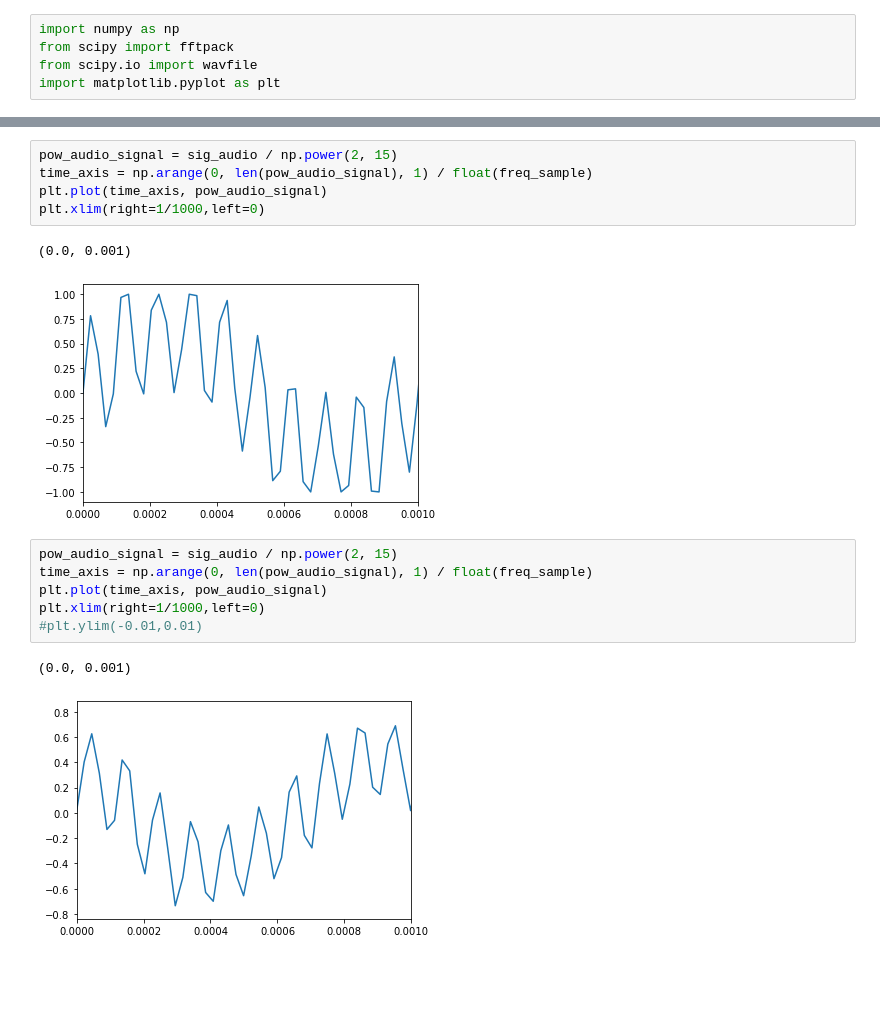
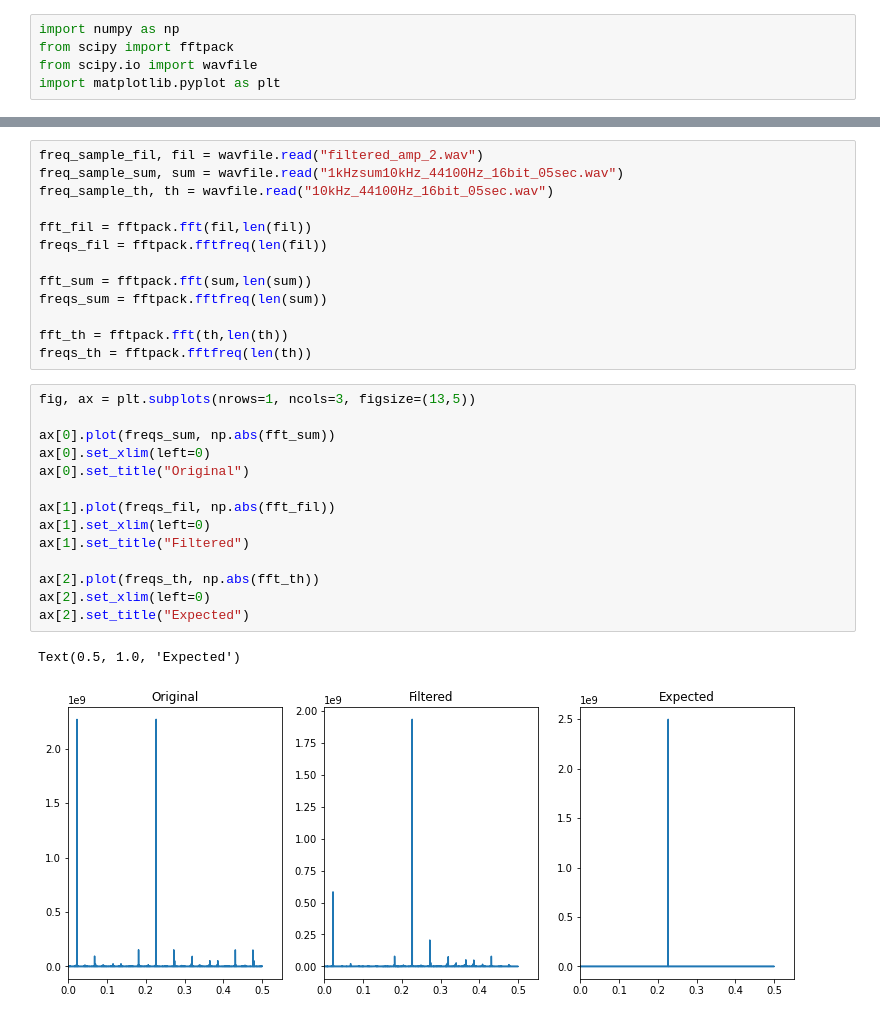
Before and after one commit to GiacomoFrn/MAPD_modA, a Jupyter notebook: tmp.ipynb, the cells around one changed output, grey strips where cells are left out. Saved outputs shown, nothing was run; the diff lists cells and outputs as text; blank space fills up the shorter version.

Commit message:
plot of amplified filtered signal

```diff
--- a/tmp.ipynb
+++ b/tmp.ipynb
@@ -108,17 +86,30 @@ plt.yscale('log')
-# %%
-pow_audio_signal = sig_audio / np.power(2, 15)
-time_axis = np.arange(0, len(pow_audio_signal), 1) / float(freq_sample)
-plt.plot(time_axis, pow_audio_signal)
-plt.xlim(right=1/1000,left=0)
-# %% [output]
-(0.0, 0.001)
-[figure, removed]
-# %%
-pow_audio_signal = sig_audio / np.power(2, 15)
-time_axis = np.arange(0, len(pow_audio_signal), 1) / float(freq_sample)
-plt.plot(time_axis, pow_audio_signal)
-plt.xlim(right=1/1000,left=0)
-#plt.ylim(-0.01,0.01)
-# %% [output]
-(0.0, 0.001)
-[figure, removed]
+# %%
+freq_sample_fil, fil = wavfile.read("filtered_amp_2.wav")
+freq_sample_sum, sum = wavfile.read("1kHzsum10kHz_44100Hz_16bit_05sec.wav")
+freq_sample_th, th = wavfile.read("10kHz_44100Hz_16bit_05sec.wav")
+
+fft_fil = fftpack.fft(fil,len(fil))
+freqs_fil = fftpack.fftfreq(len(fil))
+
+fft_sum = fftpack.fft(sum,len(sum))
+freqs_sum = fftpack.fftfreq(len(sum))
+
+fft_th = fftpack.fft(th,len(th))
+freqs_th = fftpack.fftfreq(len(th))
+# %%
+fig, ax = plt.subplots(nrows=1, ncols=3, figsize=(13,5))
+
+ax[0].plot(freqs_sum, np.abs(fft_sum))
+ax[0].set_xlim(left=0)
+ax[0].set_title("Original")
+
+ax[1].plot(freqs_fil, np.abs(fft_fil))
+ax[1].set_xlim(left=0)
+ax[1].set_title("Filtered")
+
+ax[2].plot(freqs_th, np.abs(fft_th))
+ax[2].set_xlim(left=0)
+ax[2].set_title("Expected")
+# %% [output]
+Text(0.5, 1.0, 'Expected')
+[figure, added]
```
Also changed, not shown: parts of 5 cells of this notebook.
